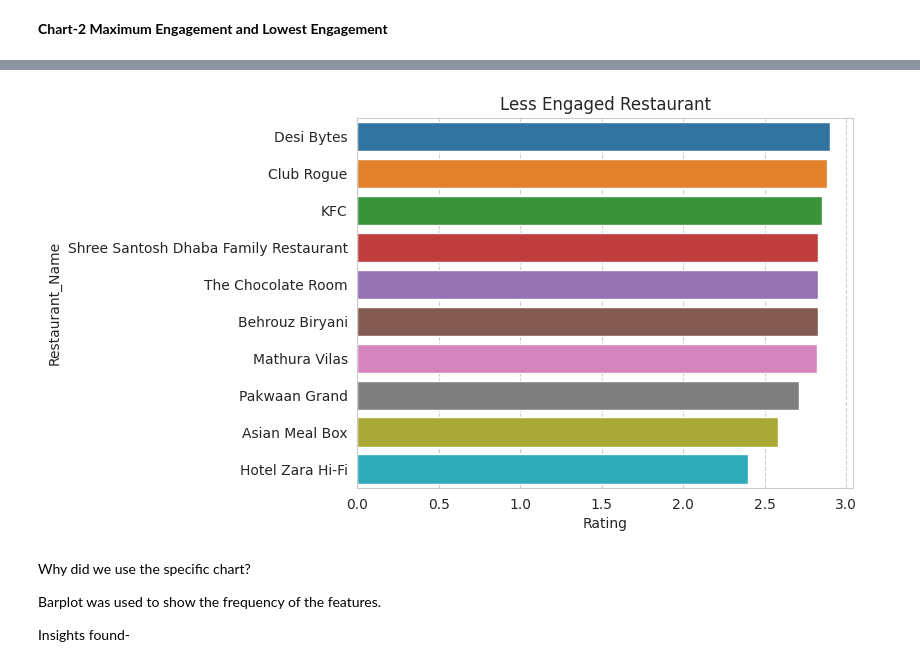
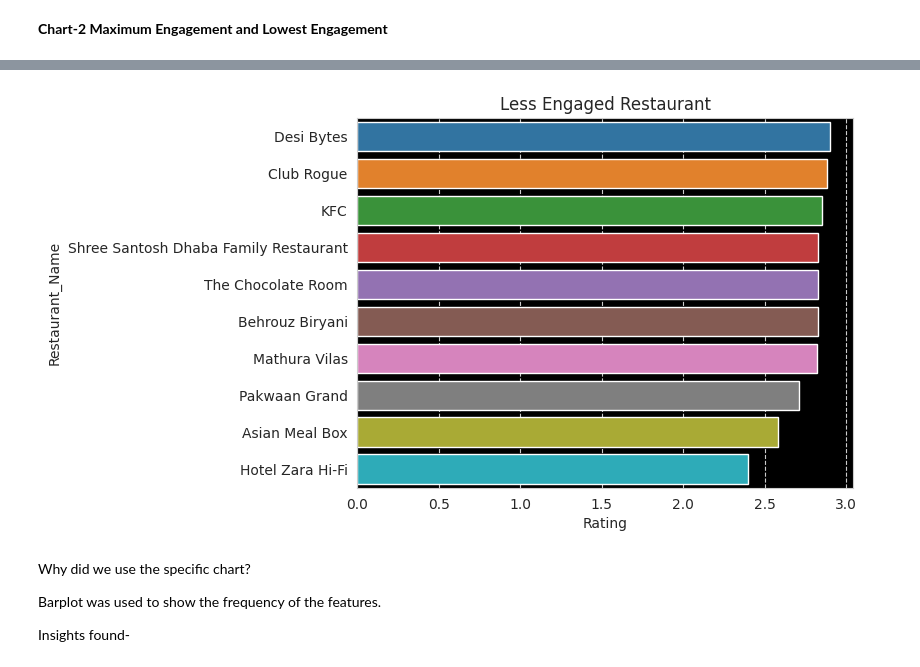
Before and after one commit to pi-mishra/Zomato-Restaurant-Clustering-And-Sentiment-Analysis, a Jupyter notebook: Zomato_Restaurant_Clustering_And_Sentiment_Analysis.ipynb, the cells around one changed output, grey strips where cells are left out. Saved outputs shown, nothing was run; the diff lists cells and outputs as text; code cells hidden in the pictures.

```diff
--- a/Zomato_Restaurant_Clustering_And_Sentiment_Analysis.ipynb
+++ b/Zomato_Restaurant_Clustering_And_Sentiment_Analysis.ipynb
@@ -667,10 +669,12 @@ plt.show()
 # %%
 #chart for less liked restauranats
+fig, ax = plt.subplots()
 sns.barplot(data = most_engaged_restaurant[-10:], x = 'Rating', y = 'Restaurant_Name')
 plt.title('Less Engaged Restaurant')
+ax.set_facecolor("black")
 plt.show()
 # %% [output]
-[figure, old version]
+[figure, new version]
 # %% [markdown]
 Why did we use the specific chart?
 
```
Also changed, not shown: parts of 3 cells of this notebook.
